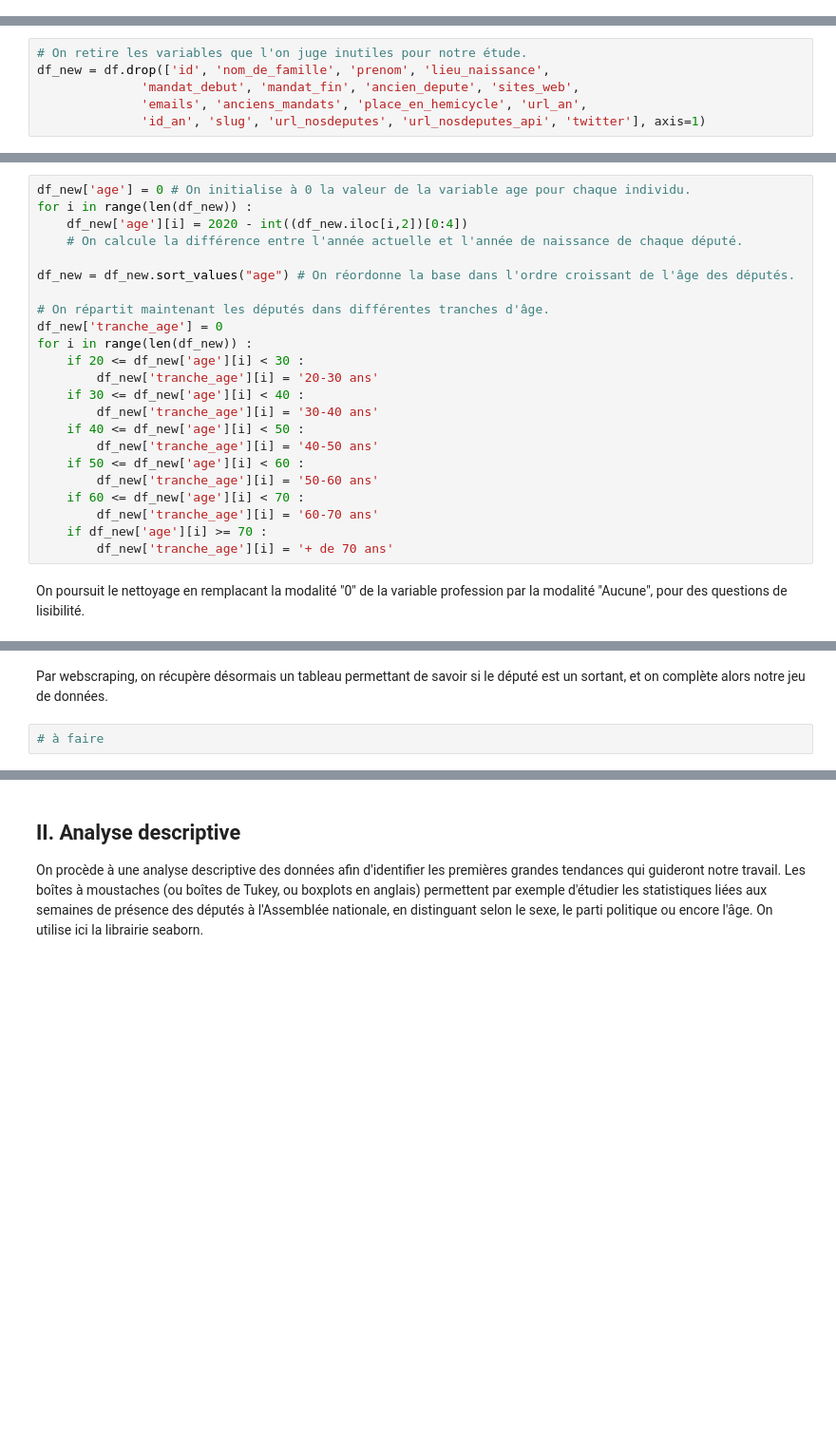
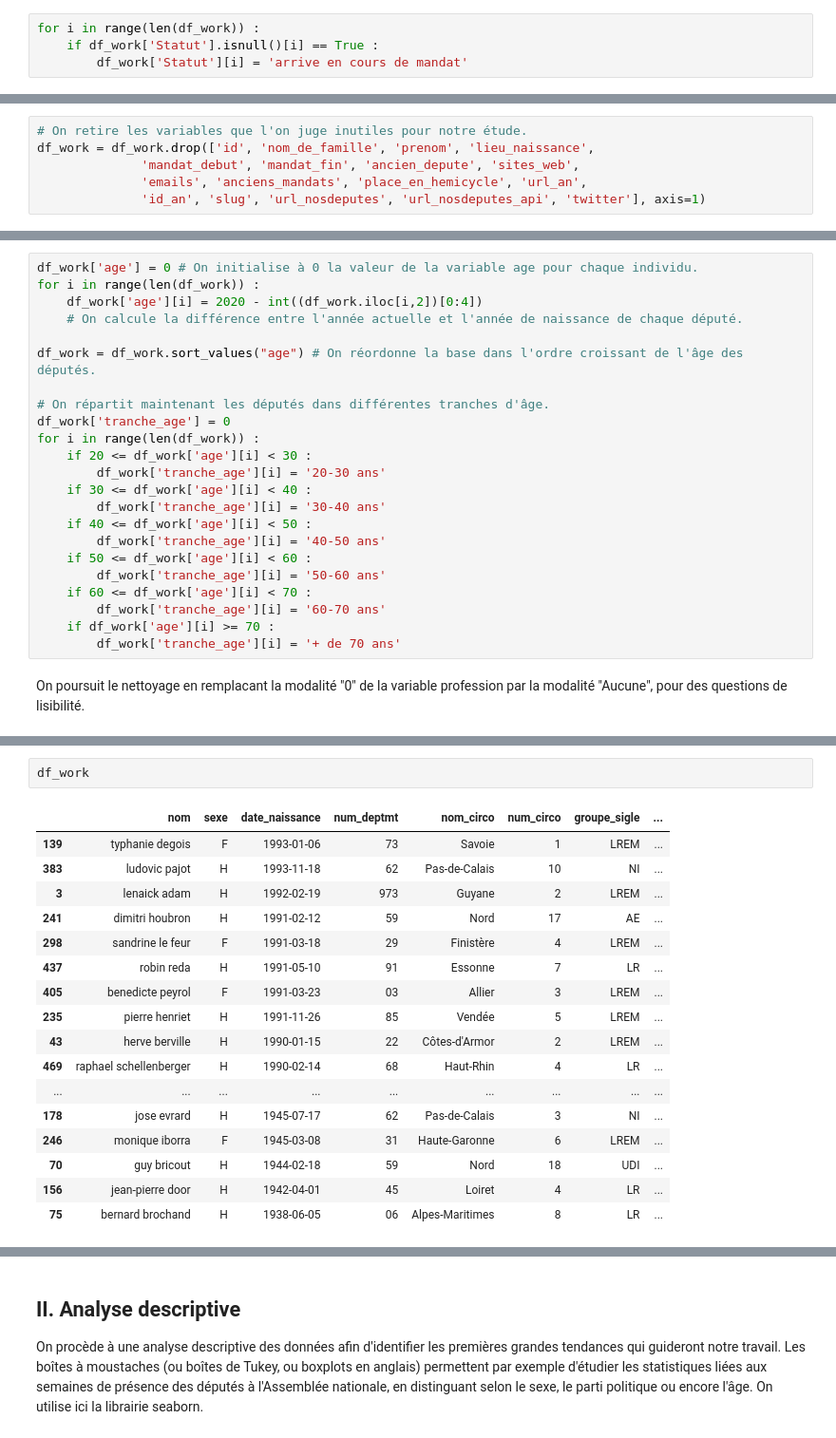
Before and after one commit to APlamont/AssemblyAttendance, a Jupyter notebook: Code/Projet Python pour le Data Scientist.ipynb, the cells around one changed output, grey strips where cells are left out. Shown at 95% size. Cells and saved outputs as stored; diff of their text form; blank space fills up the shorter version.

```diff
--- a/Code/Projet Python pour le Data Scientist.ipynb
+++ b/Code/Projet Python pour le Data Scientist.ipynb
@@ -123 +203,5 @@ list(df_diff["Nom"])
+# %%
+for i in range(len(df_work)) :
+    if df_work['Statut'].isnull()[i] == True :
+        df_work['Statut'][i] = 'arrive en cours de mandat'
 # %% [markdown]
@@ -141,35 +223,35 @@ Index(['id', 'nom', 'nom_de_famille', 'prenom', 'sexe', 'date_naissance',
       dtype='object')
 # %%
 # On retire les variables que l'on juge inutiles pour notre étude.
-df_new = df.drop(['id', 'nom_de_famille', 'prenom', 'lieu_naissance',
+df_work = df_work.drop(['id', 'nom_de_famille', 'prenom', 'lieu_naissance',
               'mandat_debut', 'mandat_fin', 'ancien_depute', 'sites_web',
               'emails', 'anciens_mandats', 'place_en_hemicycle', 'url_an',
               'id_an', 'slug', 'url_nosdeputes', 'url_nosdeputes_api', 'twitter'], axis=1)
 # %% [markdown]
 On crée désormais une variable âge à partir de la variable date_naissance, en considérant que l'âge des députés est arrêté au 31 décembre 2020. Cela va nous permettre de répartir les députés en tranches d'âge de façon à analyser l'influence de l'âge sur l'assiduité.
 # %%
-df_new['age'] = 0 # On initialise à 0 la valeur de la variable age pour chaque individu.
-for i in range(len(df_new)) :
-    df_new['age'][i] = 2020 - int((df_new.iloc[i,2])[0:4])
+df_work['age'] = 0 # On initialise à 0 la valeur de la variable age pour chaque individu.
+for i in range(len(df_work)) :
+    df_work['age'][i] = 2020 - int((df_work.iloc[i,2])[0:4])
     # On calcule la différence entre l'année actuelle et l'année de naissance de chaque député.
 
-df_new = df_new.sort_values("age") # On réordonne la base dans l'ordre croissant de l'âge des députés.
+df_work = df_work.sort_values("age") # On réordonne la base dans l'ordre croissant de l'âge des députés.
 
 # On répartit maintenant les députés dans différentes tranches d'âge.
-df_new['tranche_age'] = 0
-for i in range(len(df_new)) :
-    if 20 <= df_new['age'][i] < 30 :
-        df_new['tranche_age'][i] = '20-30 ans'
-    if 30 <= df_new['age'][i] < 40 :
-        df_new['tranche_age'][i] = '30-40 ans'
-    if 40 <= df_new['age'][i] < 50 :
-        df_new['tranche_age'][i] = '40-50 ans'
-    if 50 <= df_new['age'][i] < 60 :
-        df_new['tranche_age'][i] = '50-60 ans'
-    if 60 <= df_new['age'][i] < 70 :
-        df_new['tranche_age'][i] = '60-70 ans'
-    if df_new['age'][i] >= 70 :
-        df_new['tranche_age'][i] = '+ de 70 ans'
+df_work['tranche_age'] = 0
+for i in range(len(df_work)) :
+    if 20 <= df_work['age'][i] < 30 :
+        df_work['tranche_age'][i] = '20-30 ans'
+    if 30 <= df_work['age'][i] < 40 :
+        df_work['tranche_age'][i] = '30-40 ans'
+    if 40 <= df_work['age'][i] < 50 :
+        df_work['tranche_age'][i] = '40-50 ans'
+    if 50 <= df_work['age'][i] < 60 :
+        df_work['tranche_age'][i] = '50-60 ans'
+    if 60 <= df_work['age'][i] < 70 :
+        df_work['tranche_age'][i] = '60-70 ans'
+    if df_work['age'][i] >= 70 :
+        df_work['tranche_age'][i] = '+ de 70 ans'
 # %% [markdown]
 On poursuit le nettoyage en remplacant la modalité "0" de la variable profession par la modalité "Aucune", pour des questions de lisibilité.
 # %%
@@ -187,4 +261,20 @@ Name: profession, dtype: object
-# %% [markdown]
-Par webscraping, on récupère désormais un tableau permettant de savoir si le député est un sortant, et on complète alors notre jeu de données.
-# %%
-# à faire
+# %%
+df_work
+# %% [output]
+|  | nom | sexe | date_naissance | num_deptmt | nom_circo | num_circo | groupe_sigle | ... |
+| 139 | typhanie degois | F | 1993-01-06 | 73 | Savoie | 1 | LREM | ... |
+| 383 | ludovic pajot | H | 1993-11-18 | 62 | Pas-de-Calais | 10 | NI | ... |
+| 3 | lenaick adam | H | 1992-02-19 | 973 | Guyane | 2 | LREM | ... |
+| 241 | dimitri houbron | H | 1991-02-12 | 59 | Nord | 17 | AE | ... |
+| 298 | sandrine le feur | F | 1991-03-18 | 29 | Finistère | 4 | LREM | ... |
+| 437 | robin reda | H | 1991-05-10 | 91 | Essonne | 7 | LR | ... |
+| 405 | benedicte peyrol | F | 1991-03-23 | 03 | Allier | 3 | LREM | ... |
+| 235 | pierre henriet | H | 1991-11-26 | 85 | Vendée | 5 | LREM | ... |
+| 43 | herve berville | H | 1990-01-15 | 22 | Côtes-d'Armor | 2 | LREM | ... |
+| 469 | raphael schellenberger | H | 1990-02-14 | 68 | Haut-Rhin | 4 | LR | ... |
+| ... | ... | ... | ... | ... | ... | ... | ... | ... |
+| 178 | jose evrard | H | 1945-07-17 | 62 | Pas-de-Calais | 3 | NI | ... |
+| 246 | monique iborra | F | 1945-03-08 | 31 | Haute-Garonne | 6 | LREM | ... |
+| 70 | guy bricout | H | 1944-02-18 | 59 | Nord | 18 | UDI | ... |
+| 156 | jean-pierre door | H | 1942-04-01 | 45 | Loiret | 4 | LR | ... |
+| 75 | bernard brochand | H | 1938-06-05 | 06 | Alpes-Maritimes | 8 | LR | ... |
```
Also changed, not shown: parts of 43 cells of this notebook.
